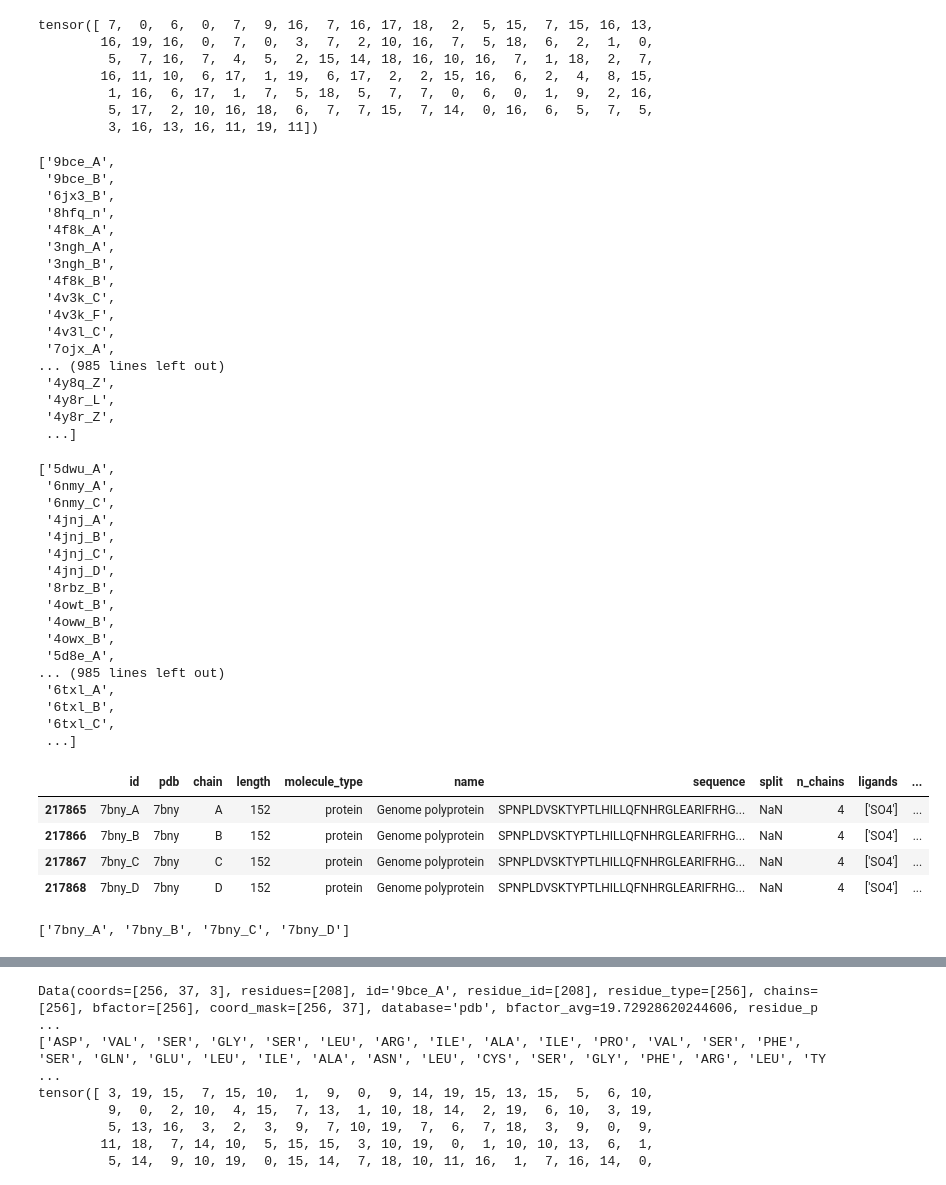
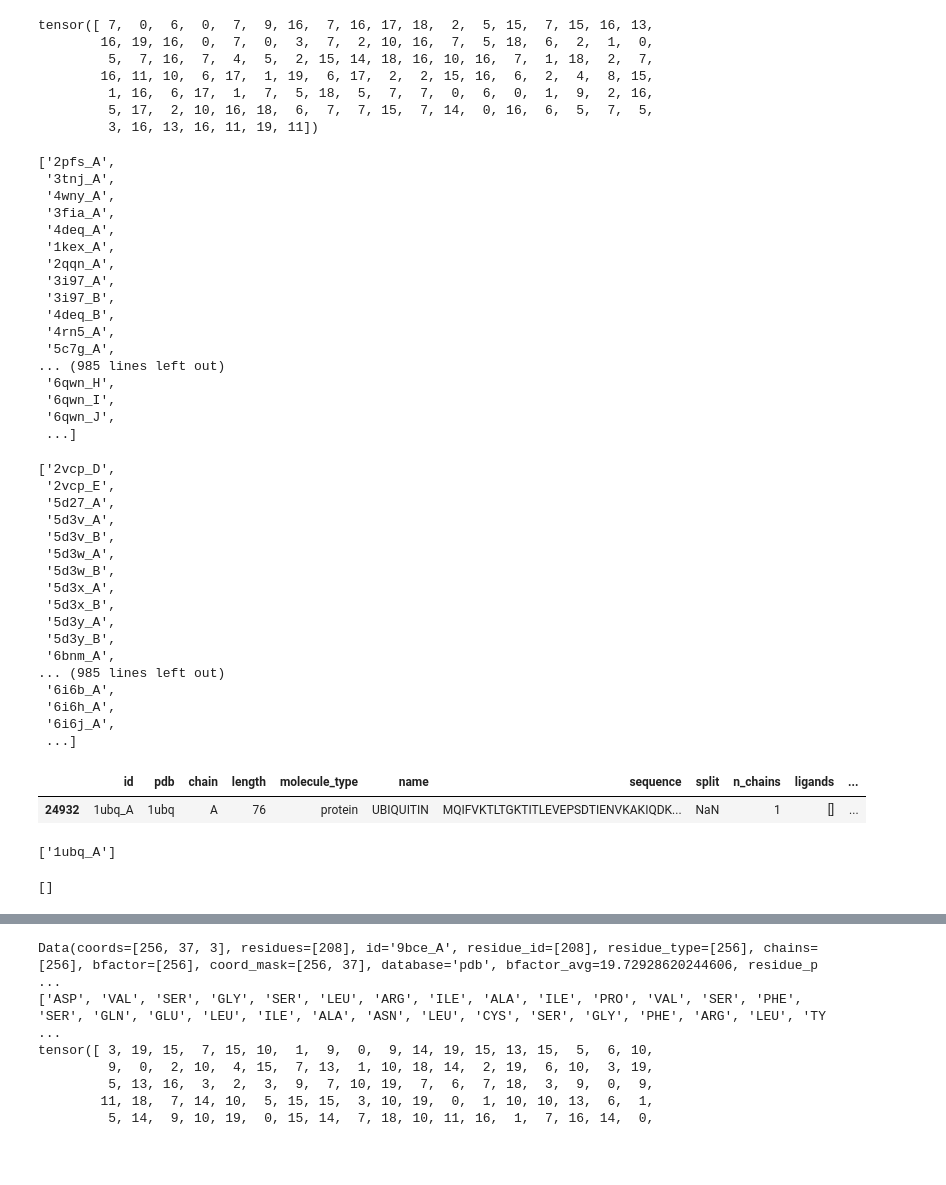
Before and after one commit to Yuwan3154/proteina, a Jupyter notebook: proteina.ipynb, the cells around one changed output, grey strips where cells are left out. Drawn from its saved outputs; the diff is of its cells as text; code cells hidden in the pictures; blank space fills up the shorter version.

```diff
--- a/proteina.ipynb
+++ b/proteina.ipynb
@@ -119,7 +220,7 @@ config_path = "/home/jupyter-chenxi/proteina/configs/datasets_config"
 hydra.initialize_config_dir(config_dir=f"{config_path}/pdb", version_base=version_base)
 
 cfg = hydra.compose(
-    config_name="pdb_train",
+    config_name="pdb_train_S30_purge-7bny",
     return_hydra_config=True,
 )
 pdb_datamodule = hydra.utils.instantiate(cfg.datamodule)
@@ -150,57 +251,58 @@ tensor([ 7,  0,  6,  0,  7,  9, 16,  7, 16, 17, 18,  2,  5, 15,  7, 15, 16, 13,
 train_id = pdb_datamodule._get_dataset("train").file_names
 train_id
 # %% [output]
-['9bce_A',
- '9bce_B',
- '6jx3_B',
- '8hfq_n',
- '4f8k_A',
- '3ngh_A',
- '3ngh_B',
- '4f8k_B',
- '4v3k_C',
- '4v3k_F',
- '4v3l_C',
- '7ojx_A',
+['2pfs_A',
+ '3tnj_A',
+ '4wny_A',
+ '3fia_A',
+ '4deq_A',
+ '1kex_A',
+ '2qqn_A',
+ '3i97_A',
+ '3i97_B',
+ '4deq_B',
+ '4rn5_A',
+ '5c7g_A',
 ... (985 lines left out)
- '4y8q_Z',
- '4y8r_L',
- '4y8r_Z',
+ '6qwn_H',
+ '6qwn_I',
+ '6qwn_J',
  ...]
 # %%
 val_id = pdb_datamodule._get_dataset("val").file_names
 val_id
 # %% [output]
-['5dwu_A',
- '6nmy_A',
- '6nmy_C',
- '4jnj_A',
- '4jnj_B',
- '4jnj_C',
- '4jnj_D',
- '8rbz_B',
- '4owt_B',
- '4oww_B',
- '4owx_B',
- '5d8e_A',
+['2vcp_D',
+ '2vcp_E',
+ '5d27_A',
+ '5d3v_A',
+ '5d3v_B',
+ '5d3w_A',
+ '5d3w_B',
+ '5d3x_A',
+ '5d3x_B',
+ '5d3y_A',
+ '5d3y_B',
+ '6bnm_A',
 ... (985 lines left out)
- '6txl_A',
- '6txl_B',
- '6txl_C',
+ '6i6b_A',
+ '6i6h_A',
+ '6i6j_A',
  ...]
 # %%
-pdb_datamodule.df_data[pdb_datamodule.df_data["pdb"] == "7bny"]
+pdb_datamodule.df_data[pdb_datamodule.df_data["pdb"] == "1ubq"]
 # %% [output]
 |  | id | pdb | chain | length | molecule_type | name | sequence | split | n_chains | ligands | ... |
-| 217865 | 7bny_A | 7bny | A | 152 | protein | Genome polyprotein | SPNPLDVSKTYPTLHILLQFNHRGLEARIFRHG... | NaN | 4 | ['SO4'] | ... |
-| 217866 | 7bny_B | 7bny | B | 152 | protein | Genome polyprotein | SPNPLDVSKTYPTLHILLQFNHRGLEARIFRHG... | NaN | 4 | ['SO4'] | ... |
-| 217867 | 7bny_C | 7bny | C | 152 | protein | Genome polyprotein | SPNPLDVSKTYPTLHILLQFNHRGLEARIFRHG... | NaN | 4 | ['SO4'] | ... |
-| 217868 | 7bny_D | 7bny | D | 152 | protein | Genome polyprotein | SPNPLDVSKTYPTLHILLQFNHRGLEARIFRHG... | NaN | 4 | ['SO4'] | ... |
+| 24932 | 1ubq_A | 1ubq | A | 76 | protein | UBIQUITIN | MQIFVKTLTGKTITLEVEPSDTIENVKAKIQDK... | NaN | 1 | [] | ... |
+# %%
+print(list(filter(lambda x: x in ["1ubq_A"], pdb_datamodule._get_dataset("train").file_names)))
+# %% [output]
+['1ubq_A']
 # %%
 # print(pdb_datamodule.dataselector.exclude_ids, pdb_datamodule._get_dataset("train").file_names)
 print(list(filter(lambda x: x in ["7bny_A", "7bny_B", "7bny_C", "7bny_D"], pdb_datamodule._get_dataset("train").file_names)))
 # %% [output]
-['7bny_A', '7bny_B', '7bny_C', '7bny_D']
+[]
 # %%
 pdb_datamodule.df_data[pdb_datamodule.df_data["pdb"] == "7ll9"]
 # %% [output]
```
Also changed, not shown: parts of 9 cells of this notebook, 21 other files.
